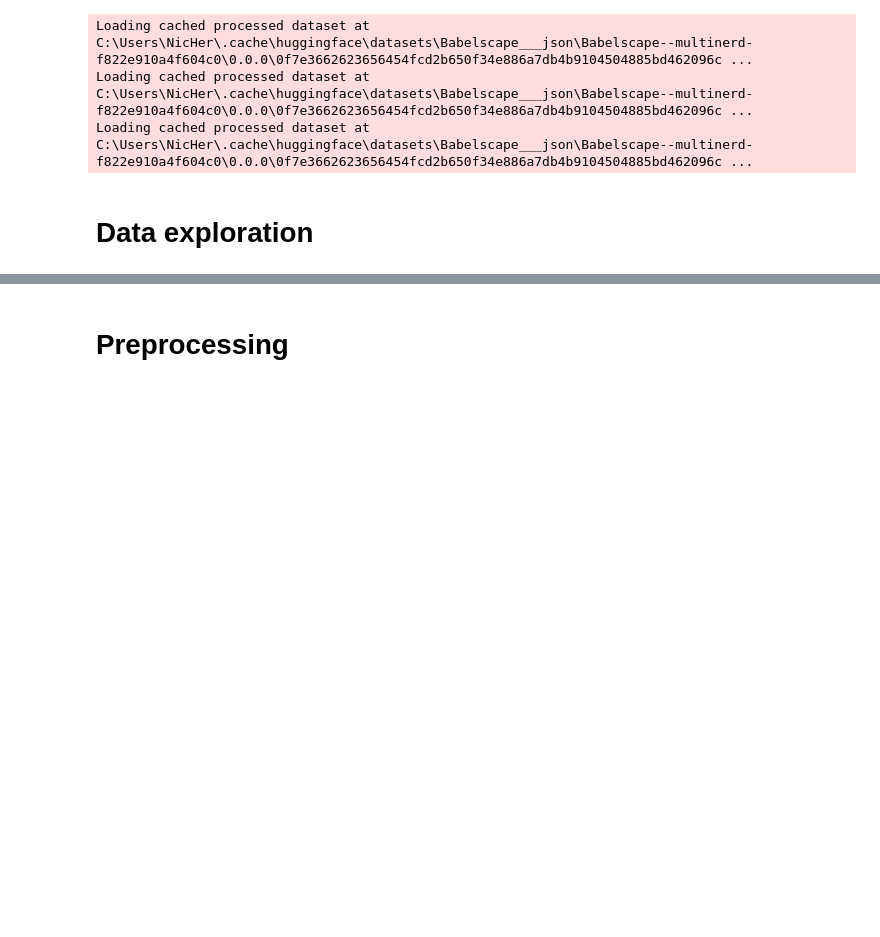
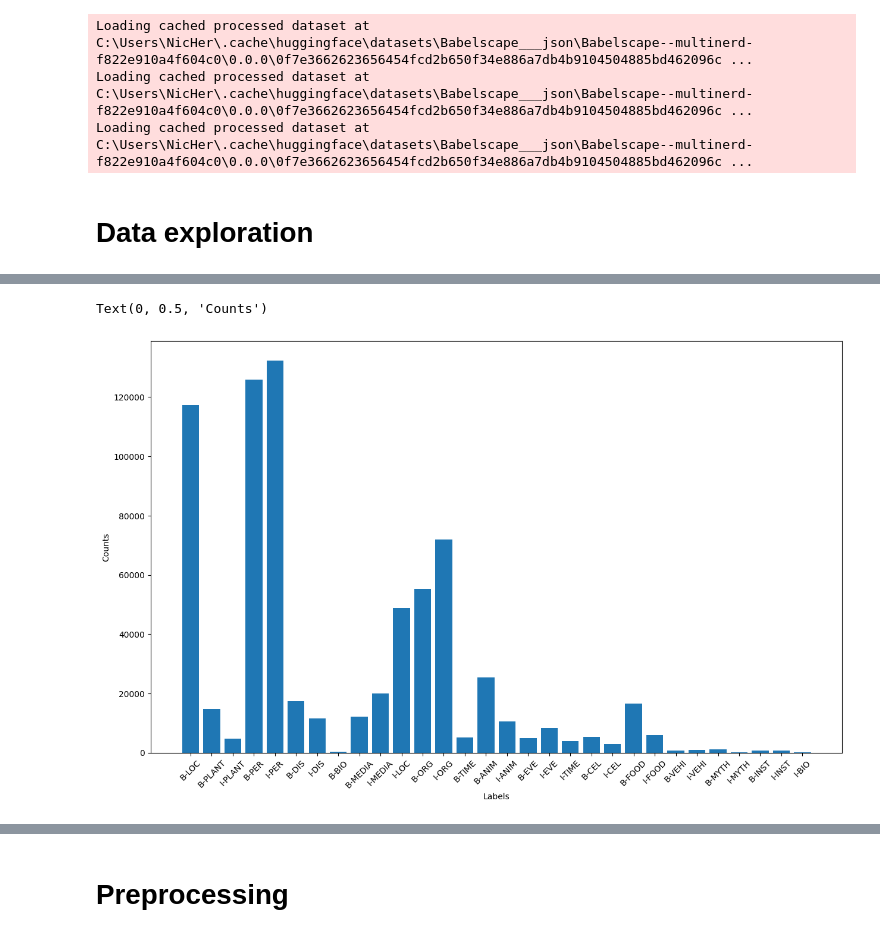
Before and after one commit to nicher92/rise_test_repo, a Jupyter notebook: rise.ipynb, the cells around one changed output, grey strips where cells are left out. Cells and saved outputs as stored; diff of their text form; code cells hidden in the pictures; blank space fills up the shorter version.

```diff
--- a/rise.ipynb
+++ b/rise.ipynb
@@ -86,0 +91,5 @@ itos = {value:key for key,value in stoi.items()}
+# %%
+
+# Uneven class distribution
+nercounts = dict(Counter([item for sublist in dataset_eng["train"]["ner_tags"] for item in sublist]))
+nercounts
@@ -86,0 +114,18 @@ itos = {value:key for key,value in stoi.items()}
+# %%
+# Filter 0 for plotting
+nercounts = {k:v for k,v in nercounts.items() if k != 0}
+# %%
+# Bar plots
+
+labels = [itos[x] for x in list(nercounts.keys())]
+counts = nercounts.values()
+
+plt.figure(figsize=(15, 9))
+plt.bar(labels, counts)
+
+plt.xticks(rotation=45)
+plt.xlabel('Labels')
+plt.ylabel('Counts')
+# %% [output]
+Text(0, 0.5, 'Counts')
+[figure, added]
```
Also changed, not shown: parts of 30 cells of this notebook.
